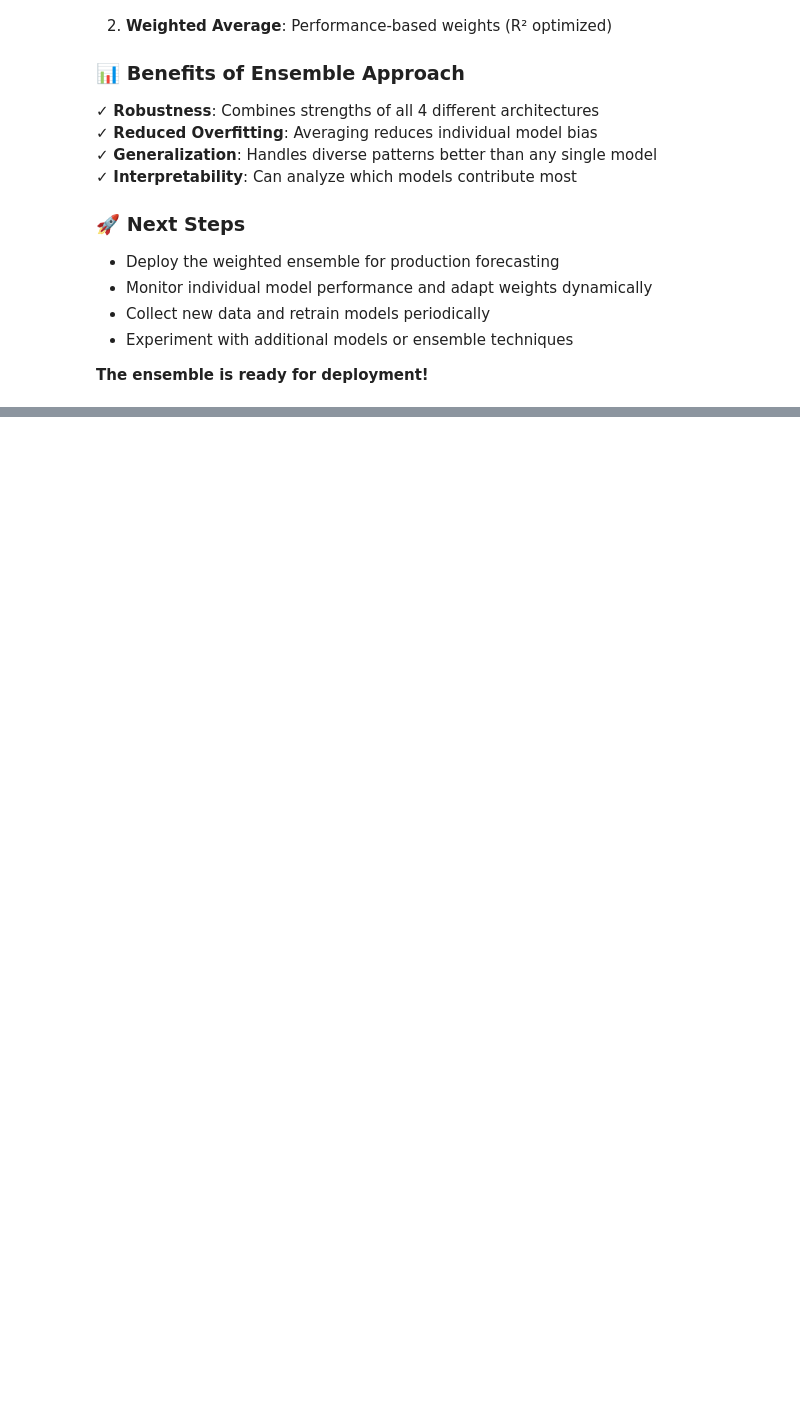
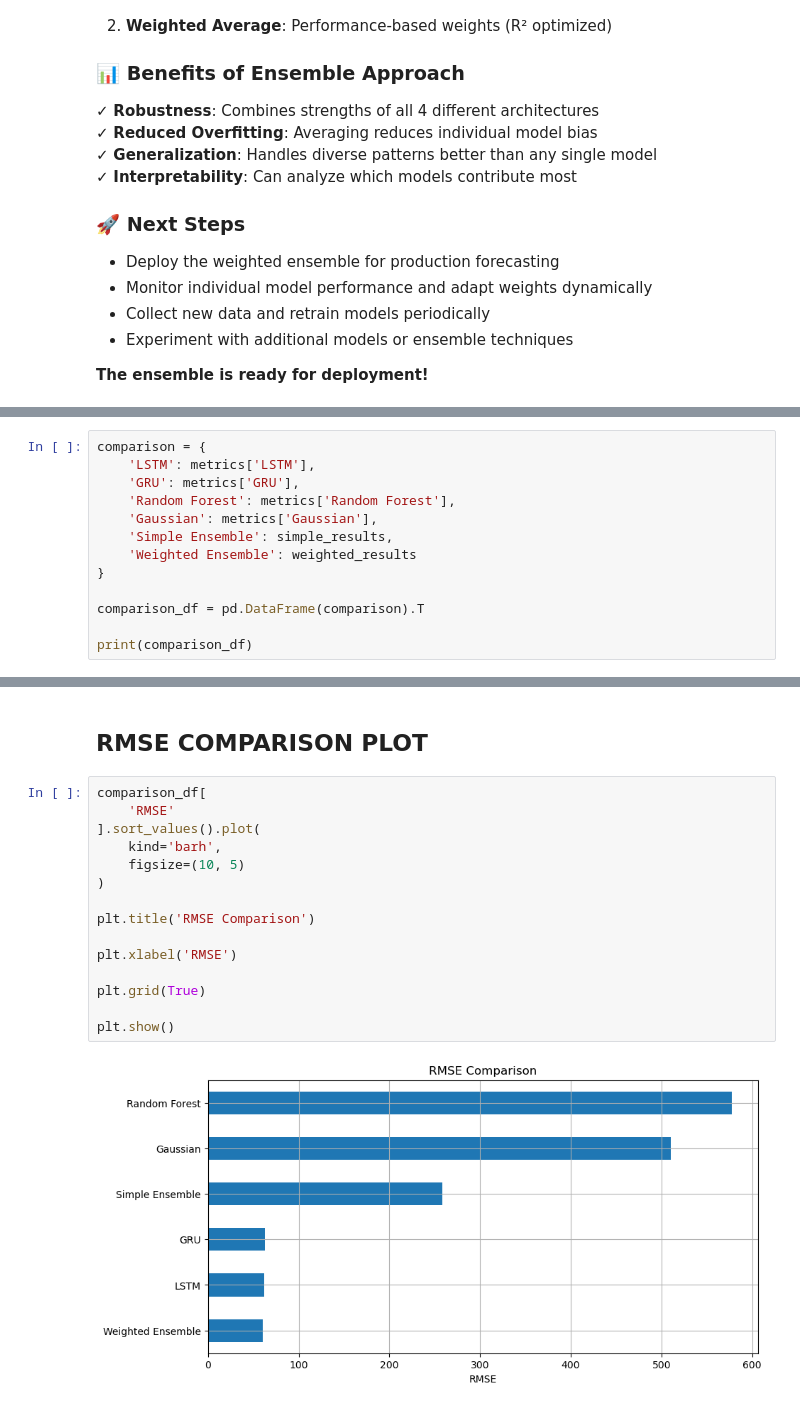
Before and after one commit to nhbi05/demand-forecasting, a Jupyter notebook: notebooks/06_Ensemble.ipynb, the cells around one changed output, grey strips where cells are left out. Drawn from its saved outputs; the diff is of its cells as text; blank space fills up the shorter version.

```diff
--- a/notebooks/06_Ensemble.ipynb
+++ b/notebooks/06_Ensemble.ipynb
@@ -427,0 +257,13 @@ This notebook combines predictions from **all 4 models** (LSTM, RNN, Random Fore
+# %%
+comparison = {
+    'LSTM': metrics['LSTM'],
+    'GRU': metrics['GRU'],
+    'Random Forest': metrics['Random Forest'],
+    'Gaussian': metrics['Gaussian'],
+    'Simple Ensemble': simple_results,
+    'Weighted Ensemble': weighted_results
+}
+
+comparison_df = pd.DataFrame(comparison).T
+
+print(comparison_df)
@@ -427,0 +341,19 @@ This notebook combines predictions from **all 4 models** (LSTM, RNN, Random Fore
+# %% [markdown]
+## RMSE COMPARISON PLOT
+# %%
+comparison_df[
+    'RMSE'
+].sort_values().plot(
+    kind='barh',
+    figsize=(10, 5)
+)
+
+plt.title('RMSE Comparison')
+
+plt.xlabel('RMSE')
+
+plt.grid(True)
+
+plt.show()
+# %% [output]
+[figure, added]
```
Also changed, not shown: parts of 42 cells of this notebook.
